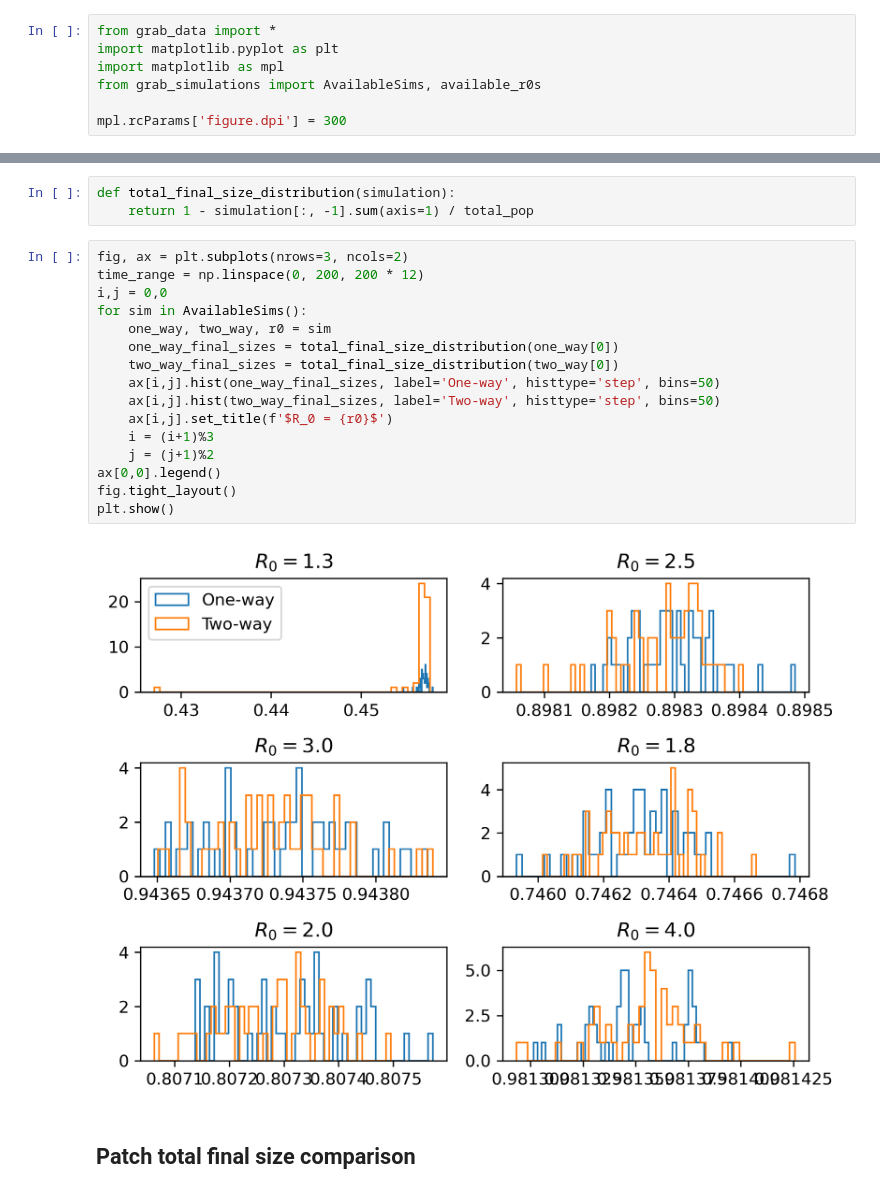
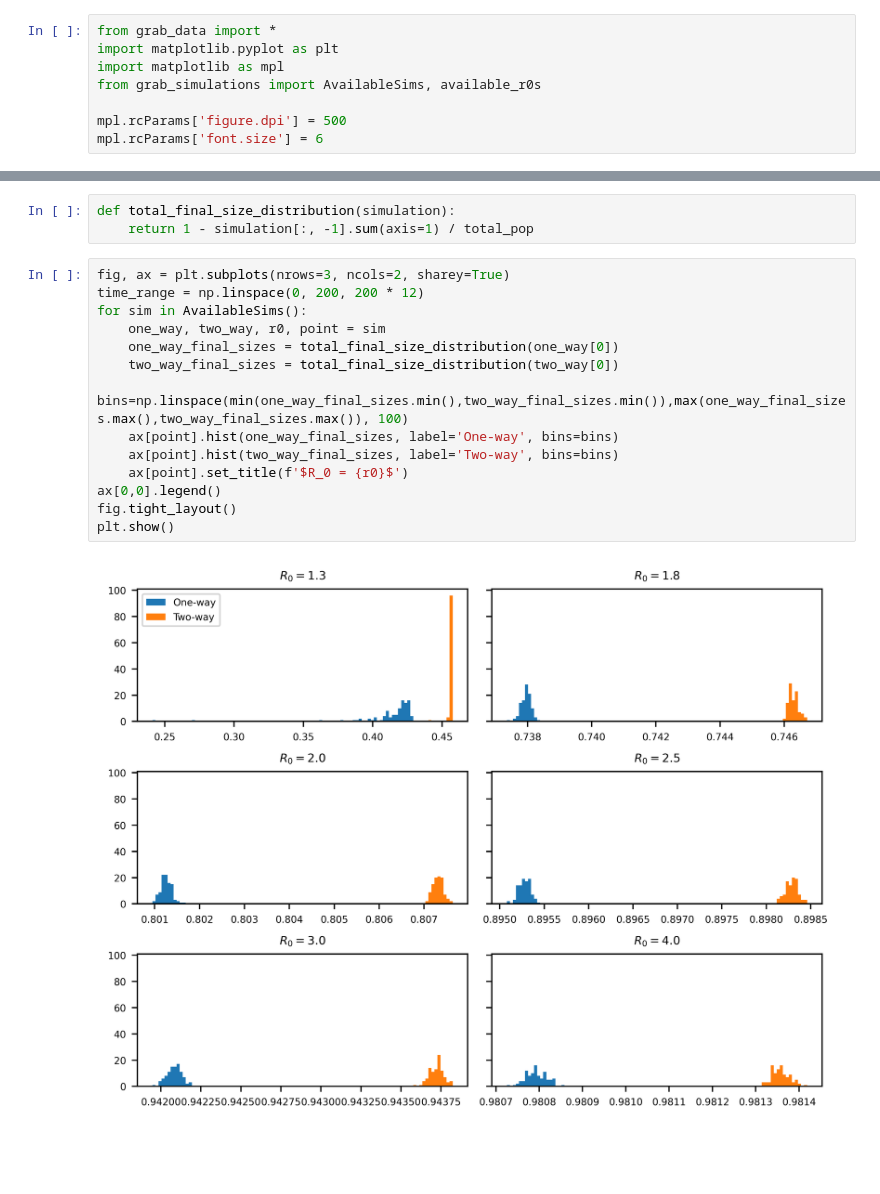
Before and after one commit to joel-winterton/CommutersAndEpidemics, a Jupyter notebook: distinguishability/02. final_size_comparison.ipynb, the cells around one changed output, grey strips where cells are left out. Drawn from its saved outputs; the diff is of its cells as text; blank space fills up the shorter version.

```diff
--- a/distinguishability/02. final_size_comparison.ipynb
+++ b/distinguishability/02. final_size_comparison.ipynb
@@ -12,7 +9,8 @@ import matplotlib.pyplot as plt
 import matplotlib as mpl
 from grab_simulations import AvailableSims, available_r0s
 
-mpl.rcParams['figure.dpi'] = 300
+mpl.rcParams['figure.dpi'] = 500
+mpl.rcParams['font.size'] = 6
 # %%
 DATASET = 'CENSUS_LAD11'
 r0s_available = len(available_r0s)
@@ -25,22 +21,18 @@ total_pop = get_population_sizes(DATASET).sum()
 def total_final_size_distribution(simulation):
     return 1 - simulation[:, -1].sum(axis=1) / total_pop
 # %%
-fig, ax = plt.subplots(nrows=3, ncols=2)
+fig, ax = plt.subplots(nrows=3, ncols=2, sharey=True)
 time_range = np.linspace(0, 200, 200 * 12)
-i,j = 0,0
 for sim in AvailableSims():
-    one_way, two_way, r0 = sim
+    one_way, two_way, r0, point = sim
     one_way_final_sizes = total_final_size_distribution(one_way[0])
     two_way_final_sizes = total_final_size_distribution(two_way[0])
-    ax[i,j].hist(one_way_final_sizes, label='One-way', histtype='step', bins=50)
-    ax[i,j].hist(two_way_final_sizes, label='Two-way', histtype='step', bins=50)
-    ax[i,j].set_title(f'$R_0 = {r0}$')
-    i = (i+1)%3
-    j = (j+1)%2
+    bins=np.linspace(min(one_way_final_sizes.min(),two_way_final_sizes.min()),max(one_way_final_sizes.max(),two_way_final_sizes.max()), 100)
+    ax[point].hist(one_way_final_sizes, label='One-way', bins=bins)
+    ax[point].hist(two_way_final_sizes, label='Two-way', bins=bins)
+    ax[point].set_title(f'$R_0 = {r0}$')
 ax[0,0].legend()
 fig.tight_layout()
 plt.show()
 # %% [output]
-[figure, old version]
+[figure, new version]
-# %% [markdown]
-## Patch total final size comparison
```
Also changed, not shown: parts of 10 cells of this notebook, 3 other files.
